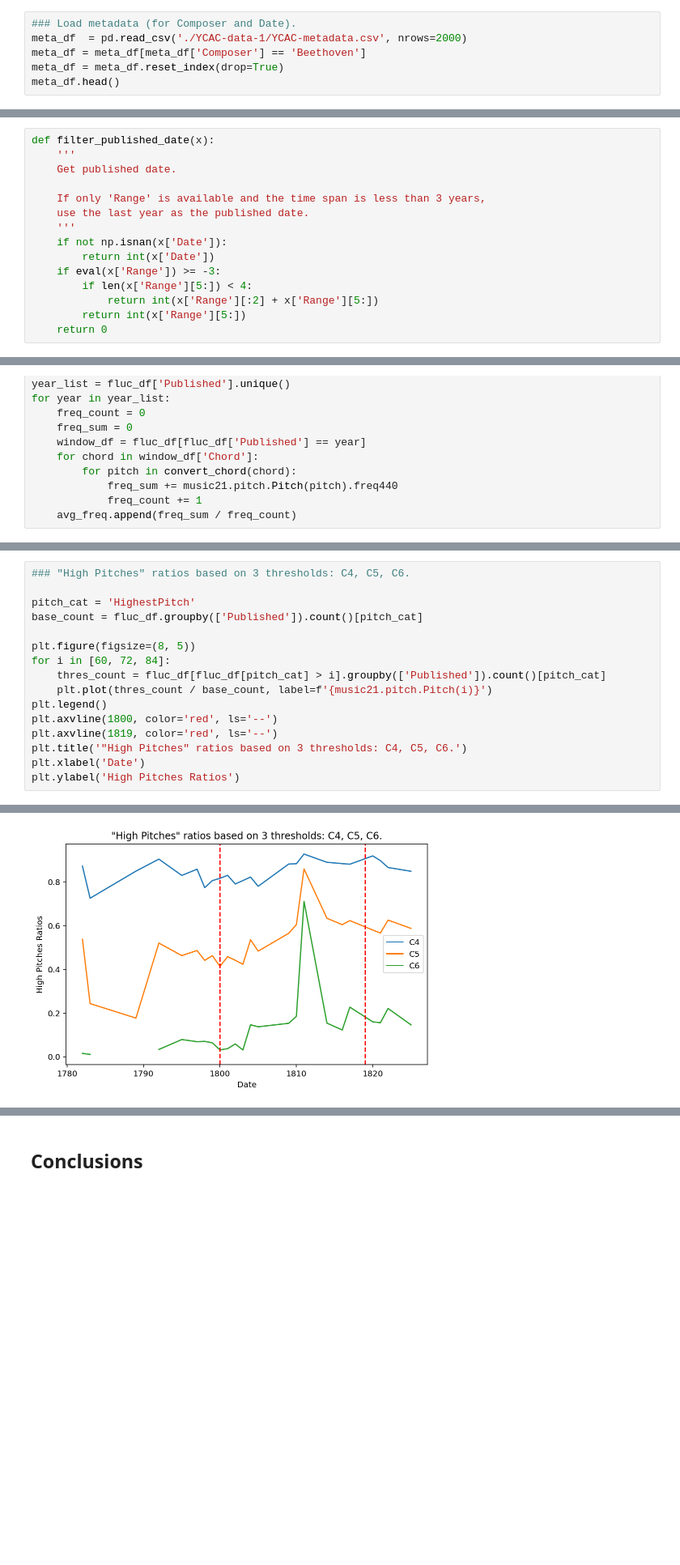
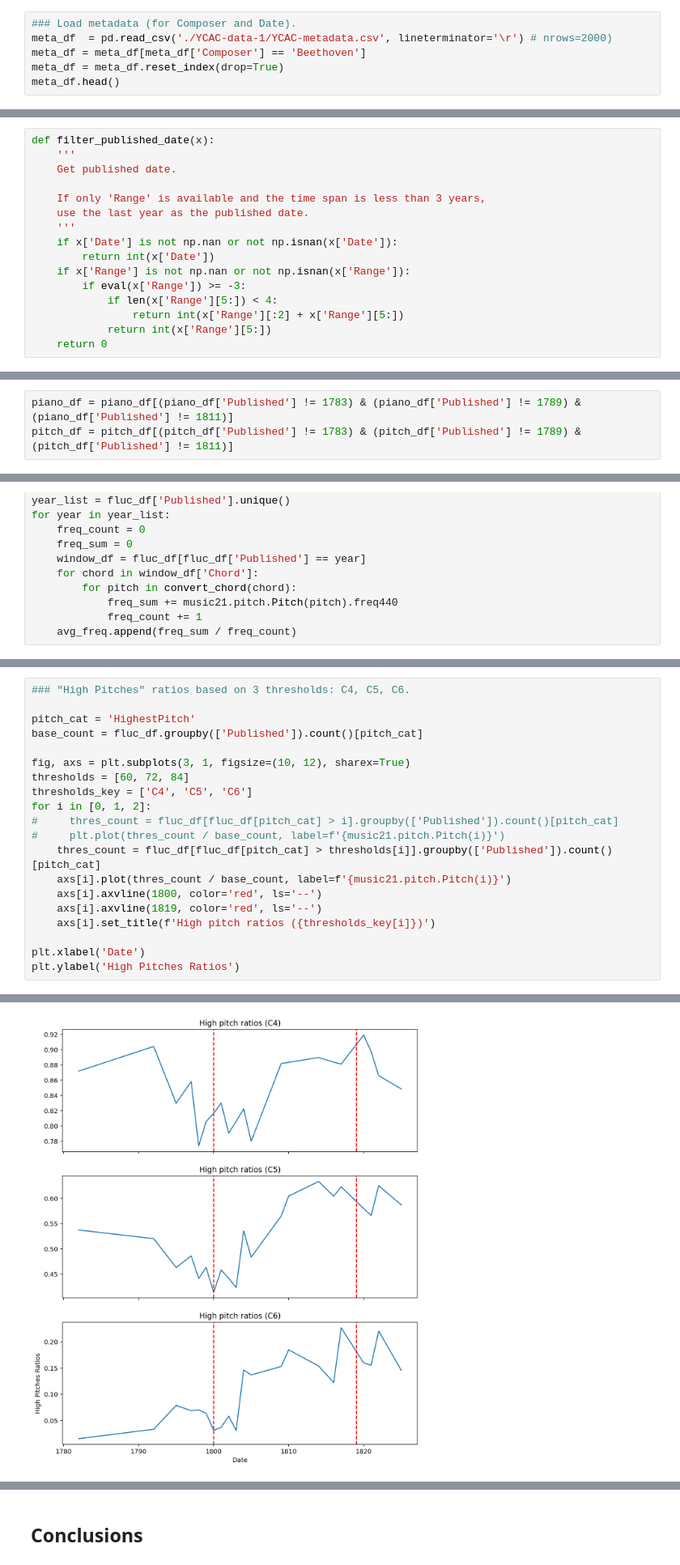
Before and after one commit to neilgogogo/digital_musicology, a Jupyter notebook: milestone3.ipynb, the cells around one changed output, grey strips where cells are left out. Shown at 81% size. Drawn from its saved outputs; the diff is of its cells as text; blank space fills up the shorter version.

```diff
--- a/milestone3.ipynb
+++ b/milestone3.ipynb
@@ -54,6 +58,6 @@ We first screen Beethoven’s piano solo works in metadata and determine their p
 # %%
 ### Load metadata (for Composer and Date).
-meta_df  = pd.read_csv('./YCAC-data-1/YCAC-metadata.csv', nrows=2000)
+meta_df  = pd.read_csv('./YCAC-data-1/YCAC-metadata.csv', lineterminator='\r') # nrows=2000)
 meta_df = meta_df[meta_df['Composer'] == 'Beethoven']
 meta_df = meta_df.reset_index(drop=True)
 meta_df.head()
@@ -72,12 +78,13 @@ def filter_published_date(x):
     If only 'Range' is available and the time span is less than 3 years,
     use the last year as the published date.
     '''
-    if not np.isnan(x['Date']):
+    if x['Date'] is not np.nan or not np.isnan(x['Date']):
         return int(x['Date'])
-    if eval(x['Range']) >= -3:
-        if len(x['Range'][5:]) < 4:
-            return int(x['Range'][:2] + x['Range'][5:])
-        return int(x['Range'][5:])
+    if x['Range'] is not np.nan or not np.isnan(x['Range']):
+        if eval(x['Range']) >= -3:
+            if len(x['Range'][5:]) < 4:
+                return int(x['Range'][:2] + x['Range'][5:])
+            return int(x['Range'][5:])
     return 0
 # %%
 ### Select Piano solo works. Update published date and filename.
@@ -144,3 +179,6 @@ pitch_df.head()
+# %%
+piano_df = piano_df[(piano_df['Published'] != 1783) & (piano_df['Published'] != 1789) & (piano_df['Published'] != 1811)]
+pitch_df = pitch_df[(pitch_df['Published'] != 1783) & (pitch_df['Published'] != 1789) & (pitch_df['Published'] != 1811)]
 # %% [markdown]
 ### Analysis on pitches
 # %% [markdown]
@@ -226,22 +264,26 @@ The figure above shows the change in the average frequency of works each year. I
 # %%
 ### "High Pitches" ratios based on 3 thresholds: C4, C5, C6.
 
 pitch_cat = 'HighestPitch'
 base_count = fluc_df.groupby(['Published']).count()[pitch_cat]
 
-plt.figure(figsize=(8, 5))
-for i in [60, 72, 84]:
-    thres_count = fluc_df[fluc_df[pitch_cat] > i].groupby(['Published']).count()[pitch_cat]
-    plt.plot(thres_count / base_count, label=f'{music21.pitch.Pitch(i)}')
-plt.legend()
-plt.axvline(1800, color='red', ls='--')
-plt.axvline(1819, color='red', ls='--')
-plt.title('"High Pitches" ratios based on 3 thresholds: C4, C5, C6.')
+fig, axs = plt.subplots(3, 1, figsize=(10, 12), sharex=True)
+thresholds = [60, 72, 84]
+thresholds_key = ['C4', 'C5', 'C6']
+for i in [0, 1, 2]:
+#     thres_count = fluc_df[fluc_df[pitch_cat] > i].groupby(['Published']).count()[pitch_cat]
+#     plt.plot(thres_count / base_count, label=f'{music21.pitch.Pitch(i)}')
+    thres_count = fluc_df[fluc_df[pitch_cat] > thresholds[i]].groupby(['Published']).count()[pitch_cat]
+    axs[i].plot(thres_count / base_count, label=f'{music21.pitch.Pitch(i)}')
+    axs[i].axvline(1800, color='red', ls='--')
+    axs[i].axvline(1819, color='red', ls='--')
+    axs[i].set_title(f'High pitch ratios ({thresholds_key[i]})')
+
 plt.xlabel('Date')
 plt.ylabel('High Pitches Ratios')
 # %% [output]
 Text(0, 0.5, 'High Pitches Ratios')
-[figure, old version]
+[figure, new version]
 # %% [markdown]
 The above figure shows the ratio of notes with frequencies higher than C4, C5, and C6.
 
```
Also changed, not shown: parts of 46 cells of this notebook, 1 other file.
